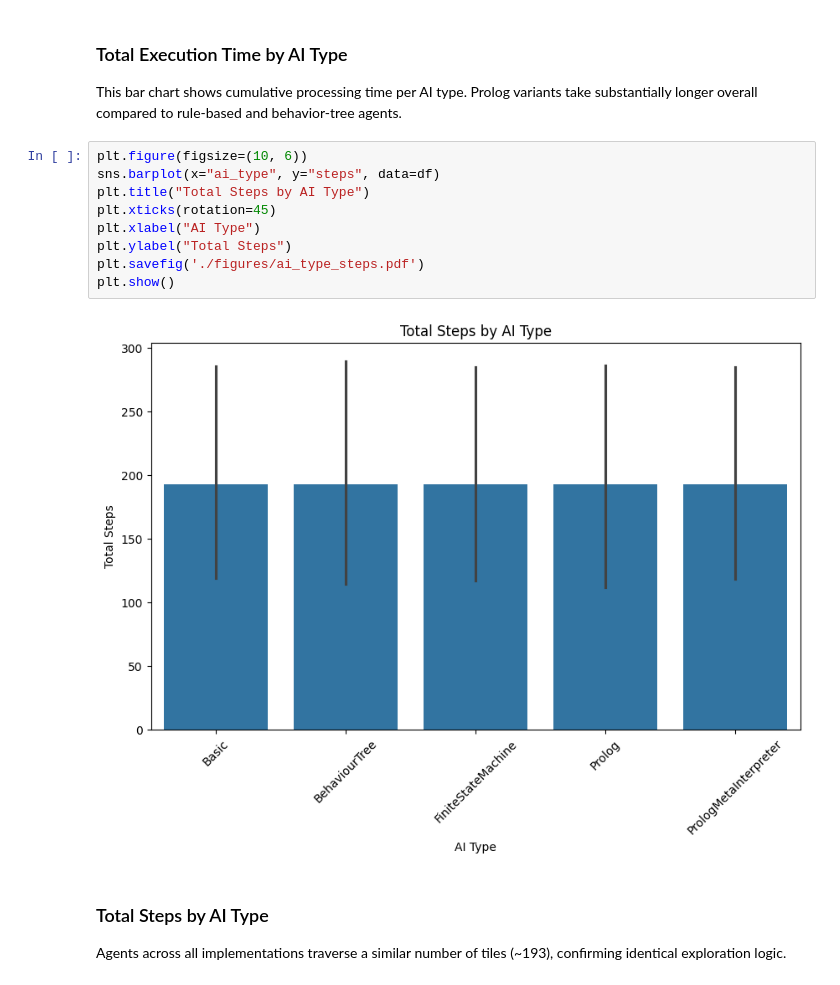
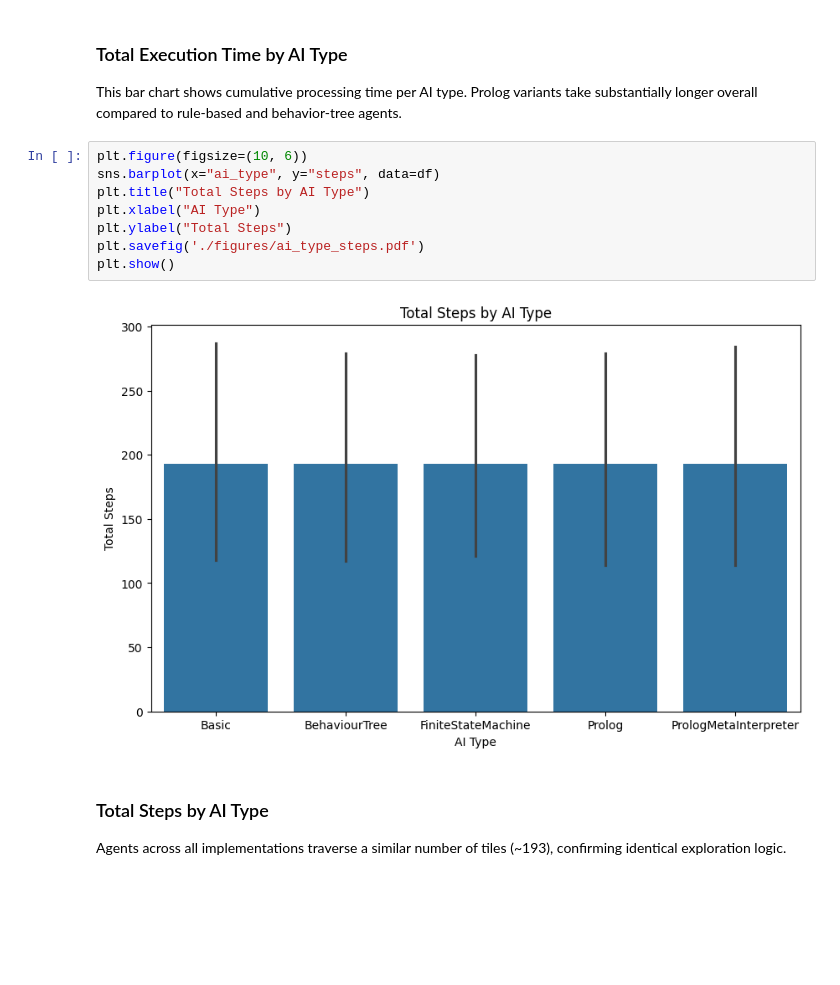
Before and after one commit to lapeyrade/WumpusWorld, a Jupyter notebook: data/data_analysis.ipynb, the cells around one changed output. Saved outputs shown, nothing was run; the diff lists cells and outputs as text; blank space fills up the shorter version.

```diff
--- a/data/data_analysis.ipynb
+++ b/data/data_analysis.ipynb
@@ -286,14 +284,13 @@ This bar chart shows cumulative processing time per AI type. Prolog variants tak
 # %%
 plt.figure(figsize=(10, 6))
 sns.barplot(x="ai_type", y="steps", data=df)
 plt.title("Total Steps by AI Type")
-plt.xticks(rotation=45)
 plt.xlabel("AI Type")
 plt.ylabel("Total Steps")
 plt.savefig('./figures/ai_type_steps.pdf')
 plt.show()
 # %% [output]
-[figure, old version]
+[figure, new version]
 # %% [markdown]
 ### Total Steps by AI Type
 Agents across all implementations traverse a similar number of tiles (~193), confirming identical exploration logic.
```
Also changed, not shown: parts of 3 cells of this notebook, 4 other files.
